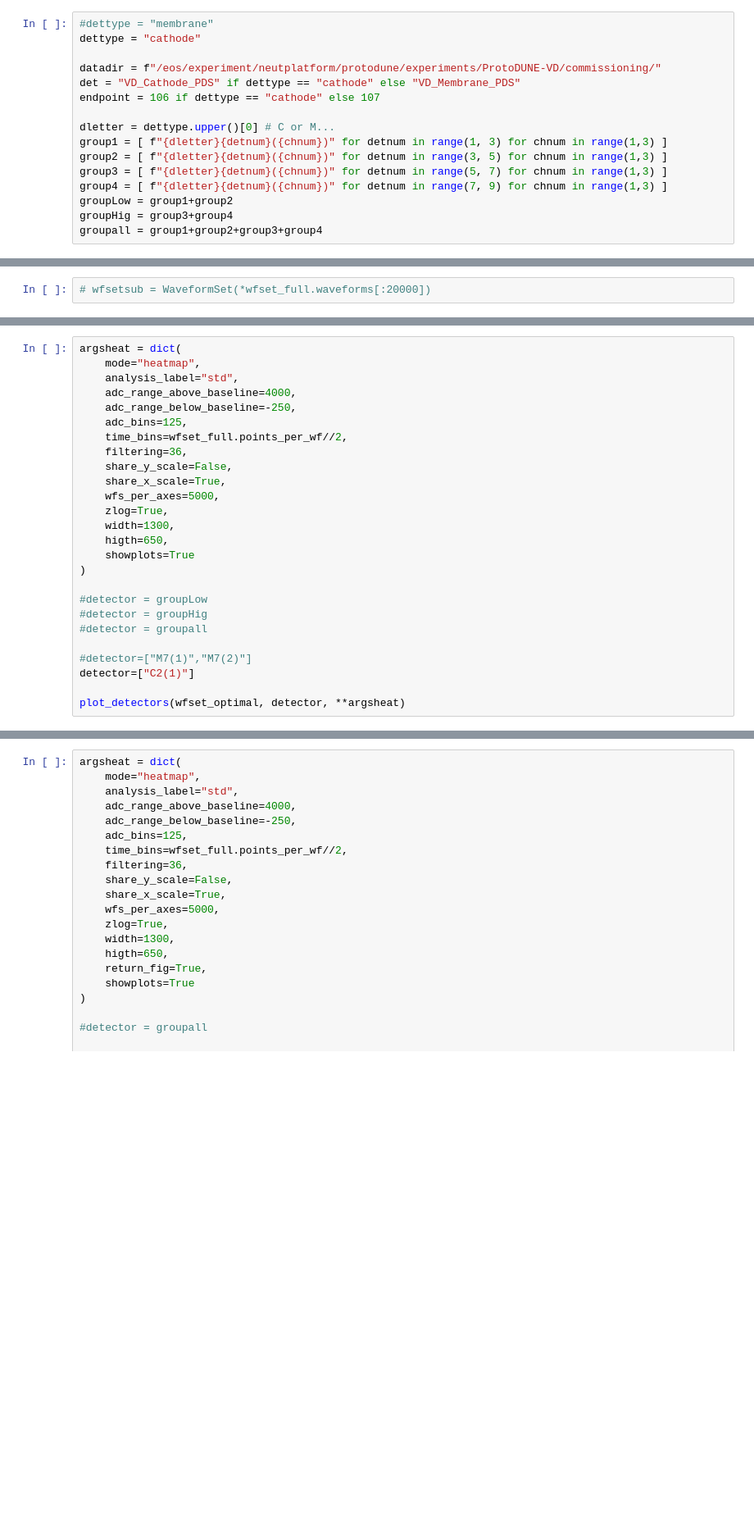
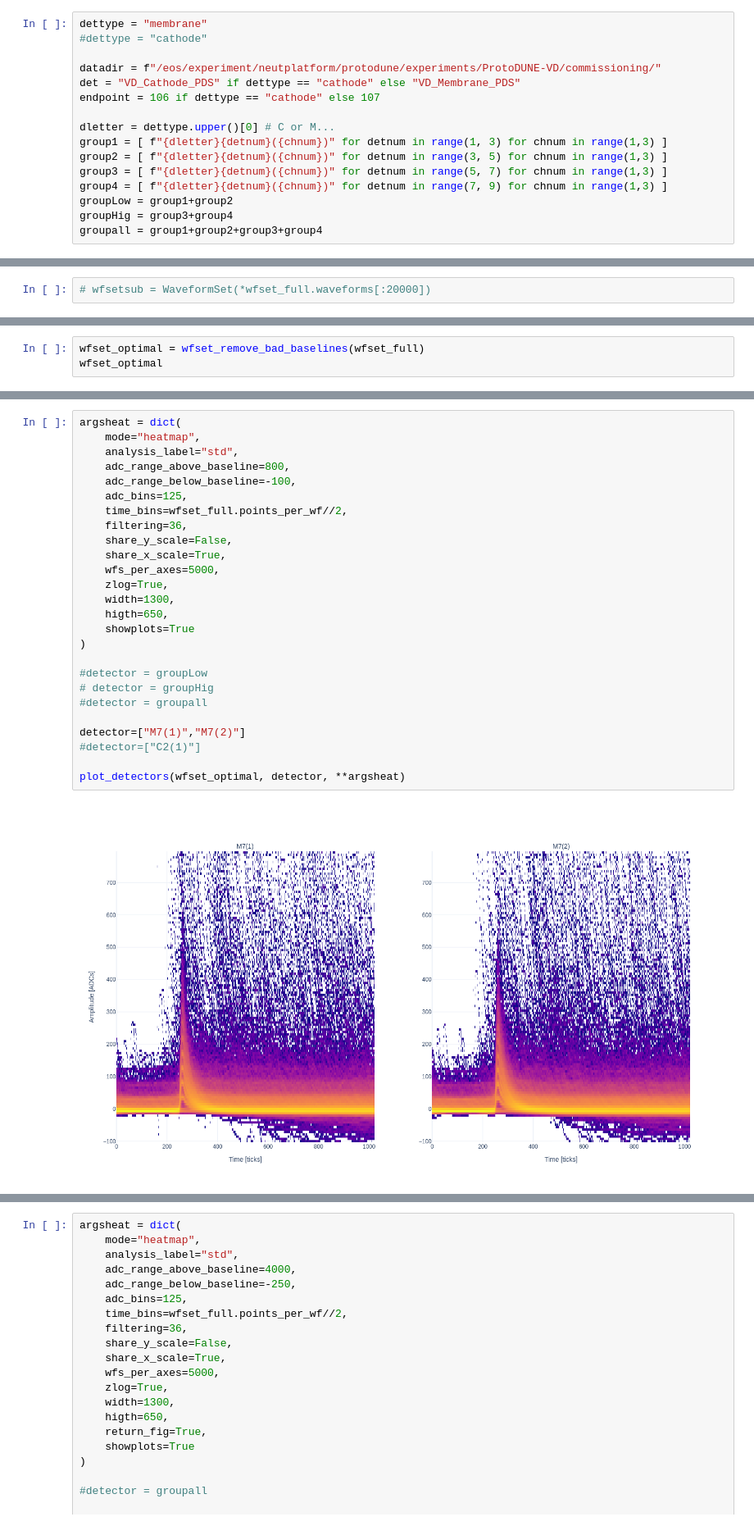
Before and after one commit to DUNE/waffles, a Jupyter notebook: scripts/np02comm/signal_shape/AverageWF_MPV.ipynb, the cells around one changed output, grey strips where cells are left out. Shown at 82% size. Drawn from its saved outputs; the diff is of its cells as text; blank space fills up the shorter version.

```diff
--- a/scripts/np02comm/signal_shape/AverageWF_MPV.ipynb
+++ b/scripts/np02comm/signal_shape/AverageWF_MPV.ipynb
@@ -15,6 +20,6 @@ from utils import plot_tick_distributions_with_fit, plot_mpv_waveforms
 # %%
-#dettype = "membrane"
-dettype = "cathode"
+dettype = "membrane"
+#dettype = "cathode"
 
 datadir = f"/eos/experiment/neutplatform/protodune/experiments/ProtoDUNE-VD/commissioning/"
 det = "VD_Cathode_PDS" if dettype == "cathode" else "VD_Membrane_PDS"
@@ -94,0 +113,3 @@ wfset_optimal
+# %%
+wfset_optimal = wfset_remove_bad_baselines(wfset_full)
+wfset_optimal
@@ -95,29 +118,31 @@ wfset_optimal
 # %%
 argsheat = dict(
     mode="heatmap",
     analysis_label="std",
-    adc_range_above_baseline=4000,
-    adc_range_below_baseline=-250,
+    adc_range_above_baseline=800,
+    adc_range_below_baseline=-100,
     adc_bins=125,
     time_bins=wfset_full.points_per_wf//2,
     filtering=36,
     share_y_scale=False,
     share_x_scale=True,
     wfs_per_axes=5000,
     zlog=True,
     width=1300,
     higth=650,
     showplots=True
 )
 
 #detector = groupLow
-#detector = groupHig
+# detector = groupHig
 #detector = groupall
 
-#detector=["M7(1)","M7(2)"]
-detector=["C2(1)"]
+detector=["M7(1)","M7(2)"]
+#detector=["C2(1)"]
 
 plot_detectors(wfset_optimal, detector, **argsheat)
+# %% [output]
+[figure, added]
 # %%
 cutyaml = 'cuts.yaml'
 extractor = WaveformSelector(cutyaml)
```
Also changed, not shown: parts of 8 cells of this notebook, 8 other files.
